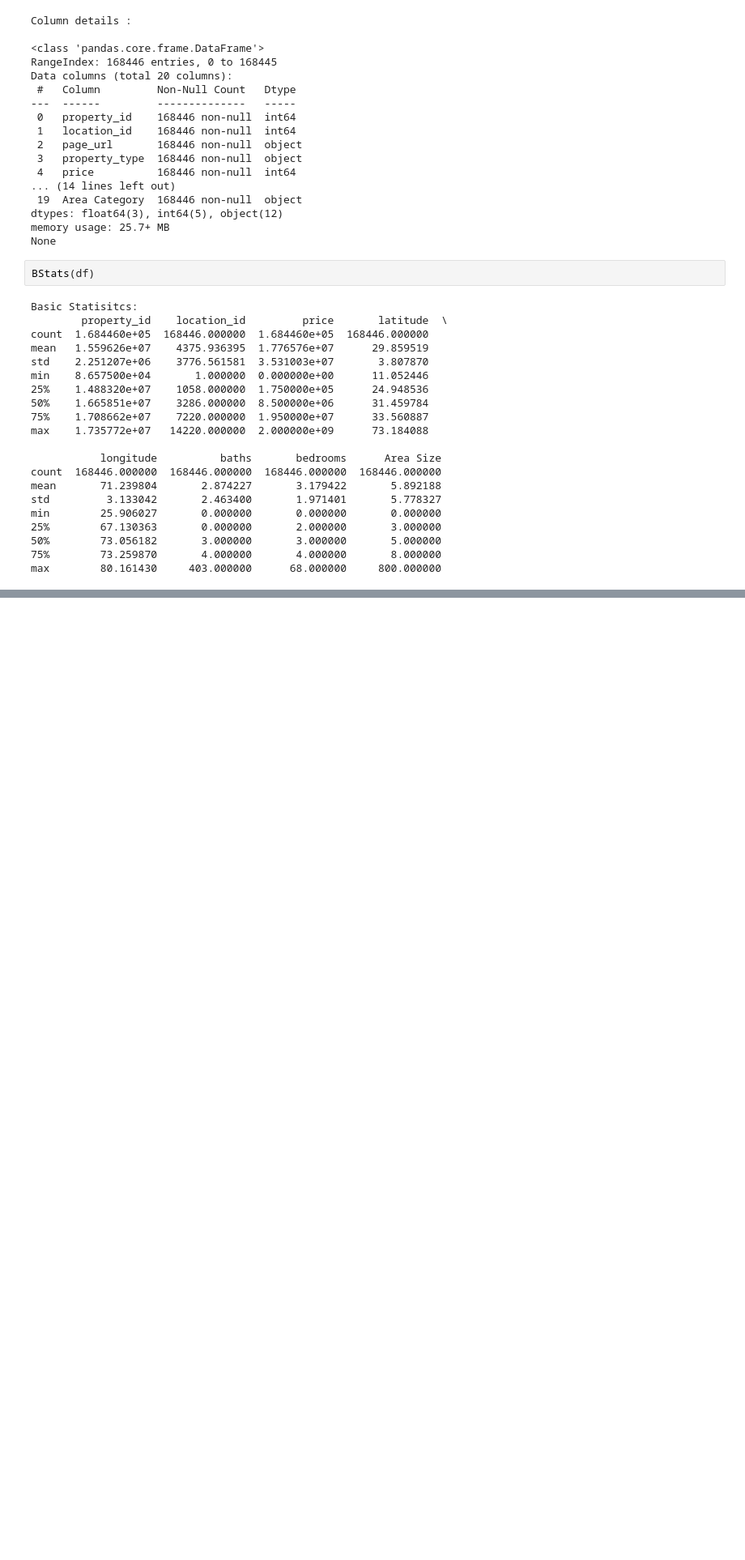
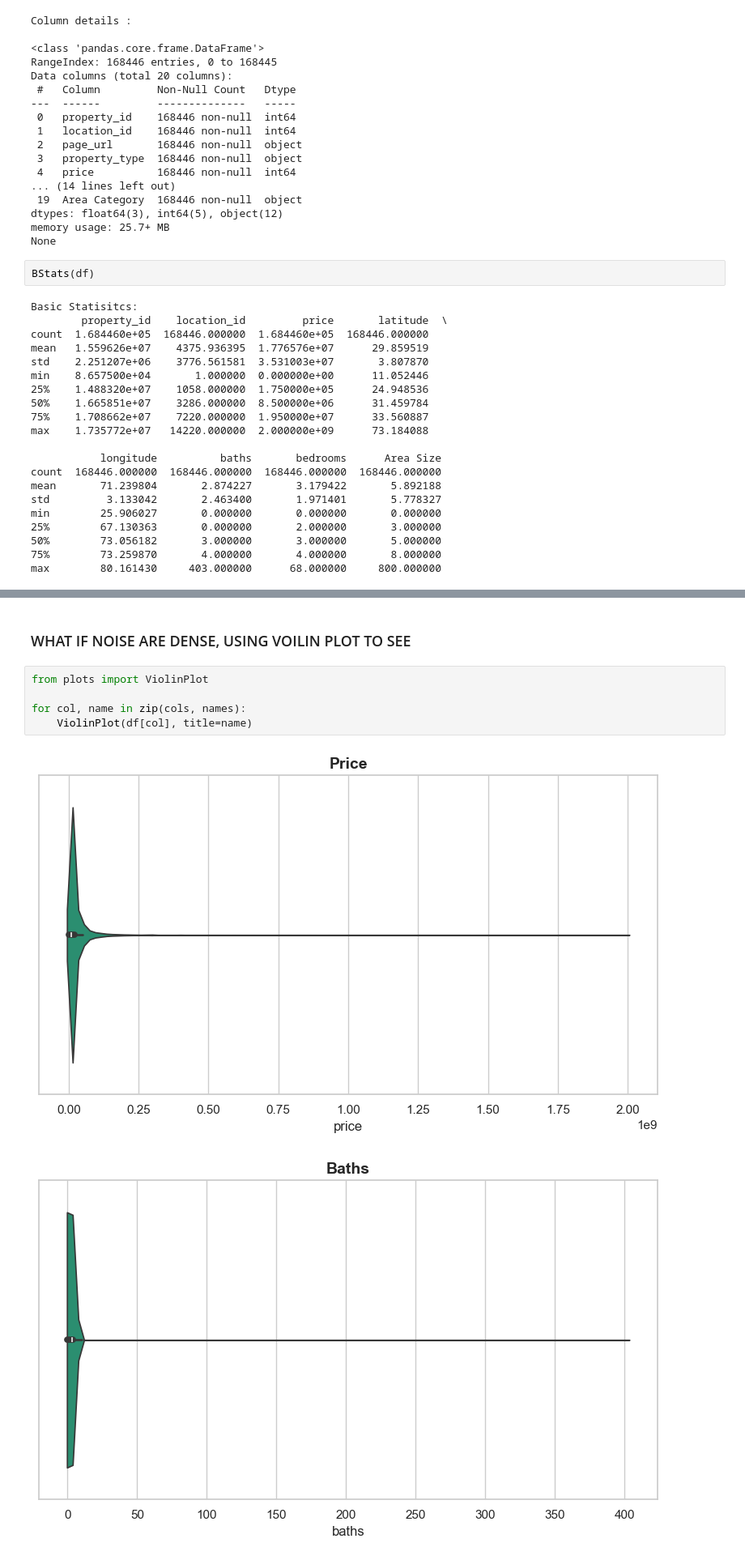
Before and after one commit to Ahadmoen/House_Prices_Pakistan_EDA_PREDICTION, a Jupyter notebook: Project_HousePrices/trendsRawData.ipynb, the cells around one changed output, grey strips where cells are left out. Shown: that part at 81% size. Cells and saved outputs as stored; diff of their text form; blank space fills up the shorter version.

```diff
--- a/Project_HousePrices/trendsRawData.ipynb
+++ b/Project_HousePrices/trendsRawData.ipynb
@@ -94,0 +103,10 @@ for col, name in zip(cols, names):
+# %% [markdown]
+### WHAT IF NOISE ARE DENSE, USING VOILIN PLOT TO SEE
+# %%
+from plots import ViolinPlot
+
+for col, name in zip(cols, names):
+    ViolinPlot(df[col], title=name)
+# %% [output]
+[figure, added]
+[figure, added]
```
Also changed, not shown: parts of 9 cells of this notebook, 2 other files.
